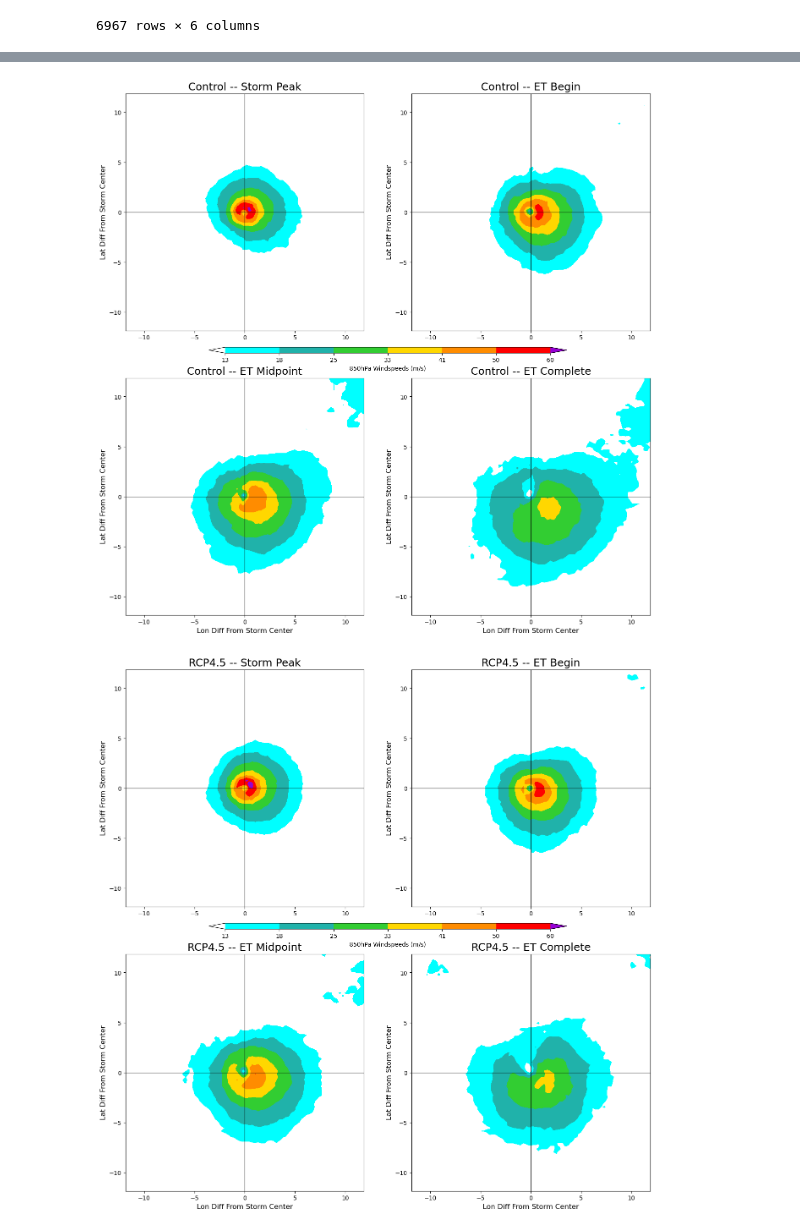
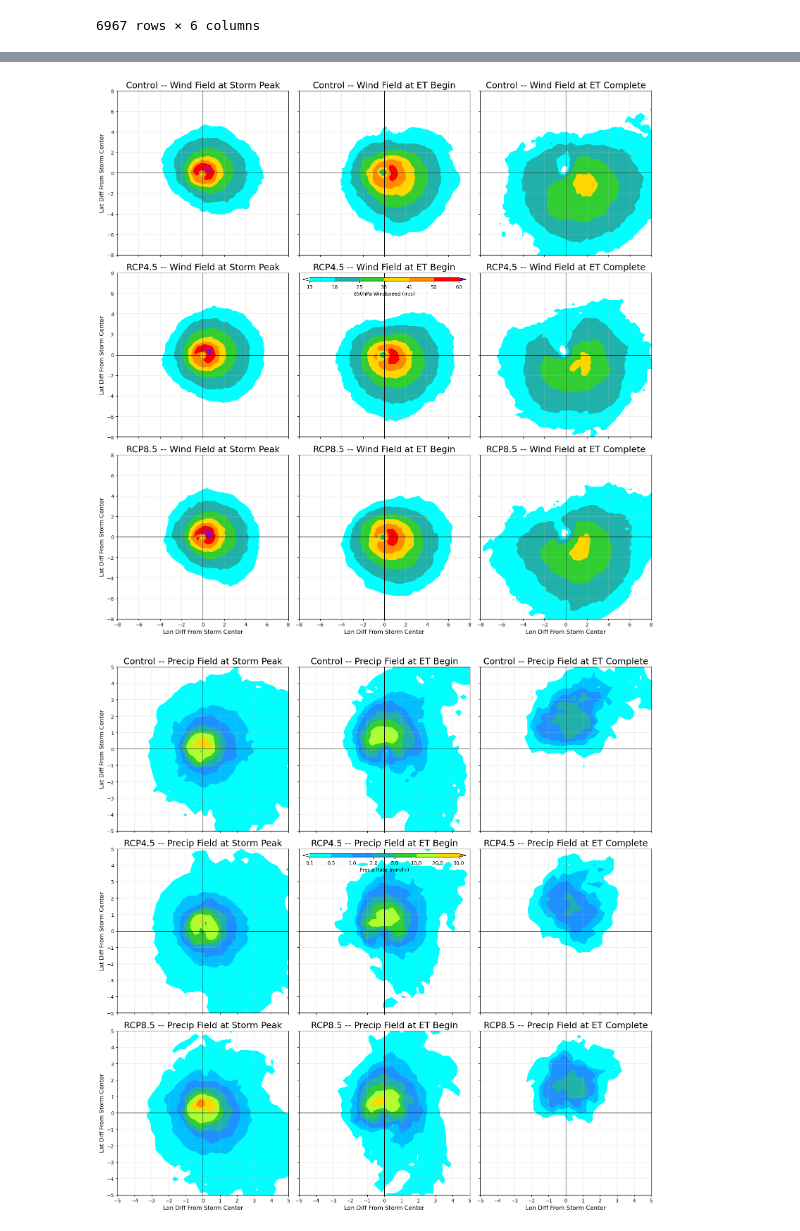
Before and after one commit to Luigi728/ExtraTrack_Github, a Jupyter notebook: RCP_Analysis/RCP_Analysis_V6.8.2.ipynb, the cells around one changed output, grey strips where cells are left out. Saved outputs shown, nothing was run; the diff lists cells and outputs as text; code cells hidden in the pictures.

```diff
--- a/RCP_Analysis/RCP_Analysis_V6.8.2.ipynb
+++ b/RCP_Analysis/RCP_Analysis_V6.8.2.ipynb
@@ -323,7 +323,7 @@ def Wind_Snaps_Combine(Subset_Codes, Data_DF, ET_DF, Compo_DF, Compo_nc_A, Compo
 # %%
 # Create Function to Combine Precip Maps
 def Precip_Snaps_Combine(Subset_Codes, Data_DF, ET_DF, Compo_DF, Compo_nc_A, Compo_nc_B, Compo_nc_C, Mean):
-    Precip_Snap_All = numpy.zeros((len(Subset_Codes),4,80,80))
+    Precip_Snap_All = numpy.zeros((len(Subset_Codes),3,80,80))
     for n in range(len(Subset_Codes)):
         Code = Subset_Codes[n]
         ABC = ET_DF[ET_DF["Code"] == Code].reset_index()["ABC"][0]
@@ -544,3 +441,10 @@ RCP85_Subset
 | 165 | TC219007 | Sergio | C | 1 | 2190-11-17 12:00:00 | 2190-11-20 12:00:00 | 2190-11-13 12:00:00 | 900.04 | -85.66 | ... |
 | 167 | TC219102 | Alex | C | 1 | 2191-09-09 12:00:00 | 2191-09-11 00:00:00 | 2191-09-09 18:00:00 | 920.35 | -56.99 | ... |
 | 168 | TC219103 | Beatrice | C | 1 | 2191-09-14 00:00:00 | 2191-09-16 12:00:00 | 2191-09-14 06:00:00 | 953.21 | -58.58 | ... |
+# %%
+# Define Colours and Bounds
+Windspeed_Colours = ['white', 'cyan', 'lightseagreen', 'limegreen', 'gold', 'darkorange', 'red', 'darkviolet']
+Windspeed_Bounds = numpy.array([13,18,25,33,41,50,60])
+Precip_Colours = ['white', 'cyan', 'deepskyblue', 'dodgerblue', 'lightseagreen', 'limegreen', 'greenyellow', \
+'gold', 'darkorange']
+Precip_Bounds = numpy.array([0.1,0.5,1,2,5,10,20,30])
@@ -547,3 +516,33 @@ RCP85_Subset
+# %%
+# Plot Precip Snap Plots
+def Precip_Snap_Plots(Models_Precip_Snaps, Compo_nc, Time_Labels, Bounds, Colours, Savefig, Figname):
+# x and y Values
+    x_Snap = Compo_nc.x
+    y_Snap = Compo_nc.y
+#
+# Create Fig
+    Fig = pyplot.figure(figsize=(16,16))
+    Axes = Fig.subplots(3,3, sharex=True, sharey=True)
+    Var = "Precip"
+    Models = ["Control", "RCP4.5", "RCP8.5"]
+#
+# Plotting
+    for i in range(3):
+        for j in range(3):
+            Contour_Map(Axes[i][j], i, j, Models_Precip_Snaps[i][j], x_Snap, y_Snap, Bounds, Colours, \
+            Models[i], Time_Labels[j], Var)
+#
+# Colour Bar
+    C_Map = mcolors.LinearSegmentedColormap.from_list("Precip Rate", Colours, N=len(Colours))
+    Norm = mcolors.BoundaryNorm(Bounds, C_Map.N, extend='both')
+    Cax = Axes[1][1].inset_axes([0.02, 0.95, 0.96, 0.02], transform=Axes[1][1].transAxes)
+    Fig.colorbar(ScalarMappable(cmap=C_Map, norm=Norm), orientation='horizontal', \
+    cax=Cax, label='Precip Rate (mm/hr)', shrink=0.7)
+#
+# Save Fig
+    Fig.tight_layout()
+    if Savefig == True:
+        Fig.savefig(Output_Diri+Figname, bbox_inches='tight')
 # %%
 # Calculate Mean Windspeed Snapshots
 Control_Subset_Wind_Snap_Mean = Wind_Snaps_Combine(Control_Subset_Codes, Control_Data, Control_ET, \
@@ -652,0 +584,2 @@ RCP85_A_Compo_nc, RCP85_B_Compo_nc, RCP85_C_Compo_nc, False)
+# %%
+Time_Labels = ["Storm Peak", "ET Begin", "ET Complete"]
@@ -653,12 +596,12 @@ RCP85_A_Compo_nc, RCP85_B_Compo_nc, RCP85_C_Compo_nc, False)
 # %%
 # Median Snapshot Plots
 # %%
-Windspeed_Snap_Plots(Control_Subset_Wind_Snap_Median, Control_A_Compo_nc, "Control", Time_Labels, \
-Windspeed_Bounds, Windspeed_Colours, True, 'Control_Wind_Snaps_Median.png')
+Windspeed_Snap_Plots([Control_Subset_Wind_Snap_Median, RCP45_Subset_Wind_Snap_Median, RCP85_Subset_Wind_Snap_Median], \
+Control_A_Compo_nc, Time_Labels, Windspeed_Bounds, Windspeed_Colours, True, 'Wind_Snaps_Median.png')
 # %% [output]
-[figure, old version]
+[figure, new version]
 # %%
-Windspeed_Snap_Plots(RCP45_Subset_Wind_Snap_Median, RCP45_A_Compo_nc, "RCP4.5", Time_Labels, \
-Windspeed_Bounds, Windspeed_Colours, True, 'RCP45_Wind_Snaps_Median.png')
+Precip_Snap_Plots([Control_Subset_Precip_Snap_Median, RCP45_Subset_Precip_Snap_Median, RCP85_Subset_Precip_Snap_Median], \
+Control_A_Compo_nc, Time_Labels, Precip_Bounds, Precip_Colours, True, 'Precip_Snaps_Median.png')
 # %% [output]
-[figure, old version]
+[figure, new version]
```
Also changed, not shown: parts of 36 cells of this notebook, 20 other files.
